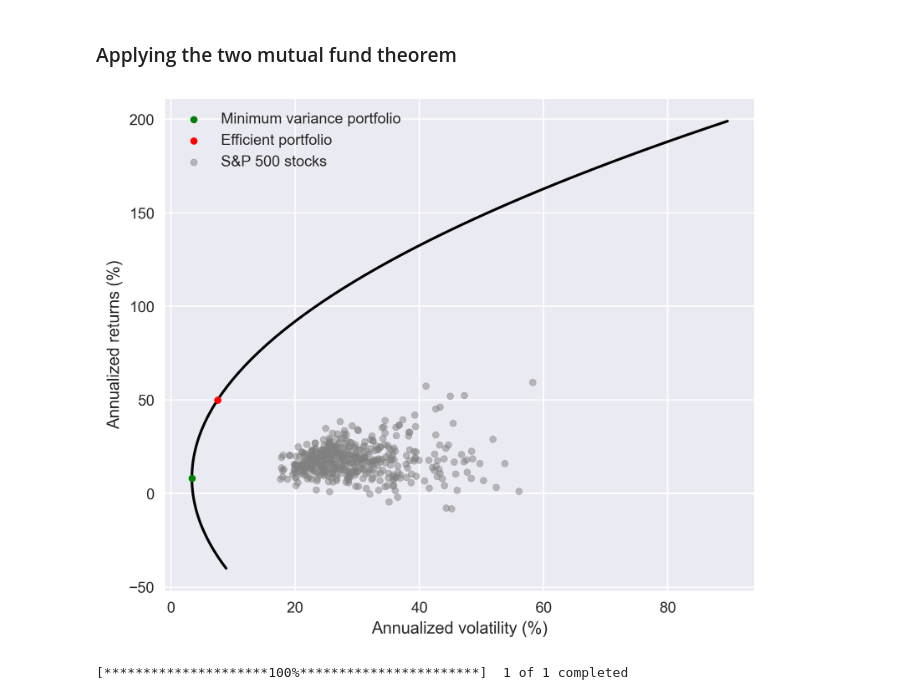
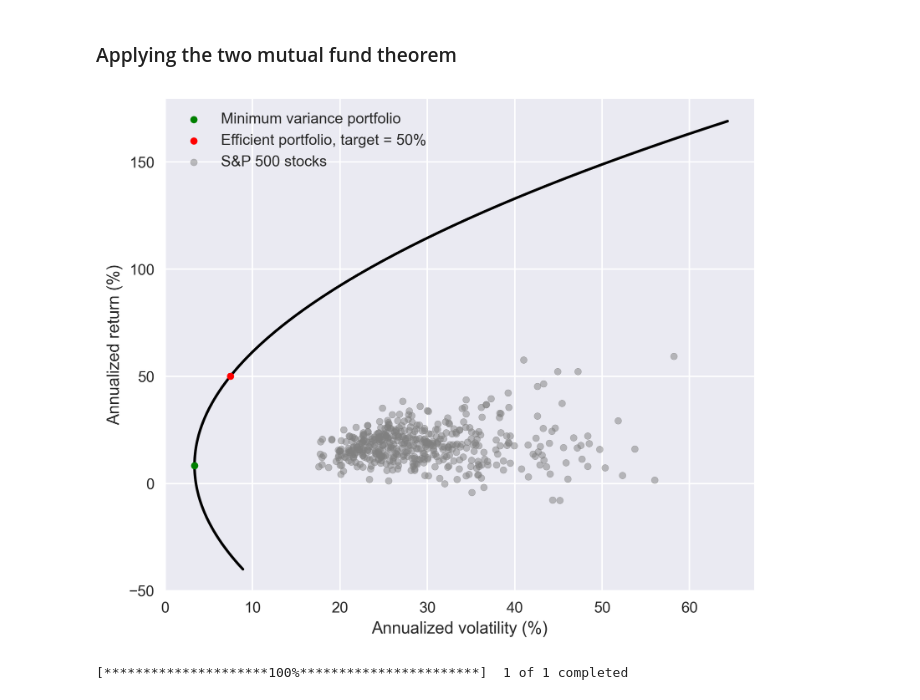
Before and after one commit to neriksen/thesis, a Jupyter notebook: efficient_frontier/efficient_frontier.ipynb, the cells around one changed output. Cells and saved outputs as stored; diff of their text form; code cells hidden in the pictures.

```diff
--- a/efficient_frontier/efficient_frontier.ipynb
+++ b/efficient_frontier/efficient_frontier.ipynb
@@ -15,7 +15,7 @@ import os
 # %% [markdown]
 ### Downloading historical data
 # %%
-spx = pd.read_csv('efficient_frontier/spx.csv').stack().tolist()
+spx = pd.read_csv('../data/spx.csv').stack().tolist()
 # %%
 raw_data = yfinance.download(spx, start="2013-1-1", back_adjust=True, auto_adjust=True)
 closing_prices = raw_data['Close']
@@ -85,23 +85,25 @@ def port_std(weights):
     return mdot([weights.T, Sigma, weights])*(250**0.5)
     #return (returns.values*weights).std()*(250**0.5)
 # %%
-#frontier_weights = [c*efficient_port(mu_tilde_star)+(1-c)*efficient_port(dot(mu_tilde.T, v_t_mvp)) for c in np.arange(0, 1.5, 0.01)]
-frontier_weights = [efficient_port(c) for c in np.arange(-40, 200, 1)]
+frontier_weights = [efficient_port(c) for c in np.arange(-40, 170, 1)]
 frontier_mu = [dot(mu_tilde.T, w) for w in frontier_weights]
 frontier_std = [port_std(w) for w in frontier_weights]
 # %%
 plt.style.use('seaborn')
 # %%
+s = 20
 fig, ax = plt.subplots(1, 1, figsize=(7, 6), dpi=300)
-ax.scatter(port_std(v_t_mvp), dot(mu_tilde.T, v_t_mvp), color= "green", s=80, zorder=2, label="Minimum variance portfolio")
-ax.scatter(port_std(v_t_eff), dot(mu_tilde.T, v_t_eff), color="red", s=80, zorder=2, label="Efficient portfolio")
-ax.scatter(std, mu, color="grey", label="S&P 500 stocks", s=80, alpha=.5)
+ax.scatter(port_std(v_t_mvp), dot(mu_tilde.T, v_t_mvp), color= "green", s=s, zorder=2, label="Minimum variance portfolio")
+ax.scatter(port_std(v_t_eff), dot(mu_tilde.T, v_t_eff), color="red", s=s, zorder=2, label="Efficient portfolio, target = 50%")
+ax.scatter(std, mu, color="grey", label="S&P 500 stocks", s=s, alpha=.5)
 ax.plot(frontier_std, frontier_mu, zorder=1, color="black")
 ax.set_xlabel("Annualized volatility (%)")
-ax.set_ylabel("Annualized returns (%)")
+ax.set_ylabel("Annualized return (%)")
+ax.set_xlim(xmin=0)
+ax.set_ylim(ymin=-50)
 ax.legend()
-fig.savefig('efficient_frontier/theory_std_mu.png', bbox_inches="tight")
+fig.savefig('theory_std_mu.png', bbox_inches="tight")
 # %% [output]
-[figure, old version]
+[figure, new version]
 # %%
 eff_perf = (returns.multiply(v_t_eff, axis=1).sum(axis=1)/100+1).cumprod()
```
Also changed, not shown: parts of 4 cells of this notebook, 4 other files.
